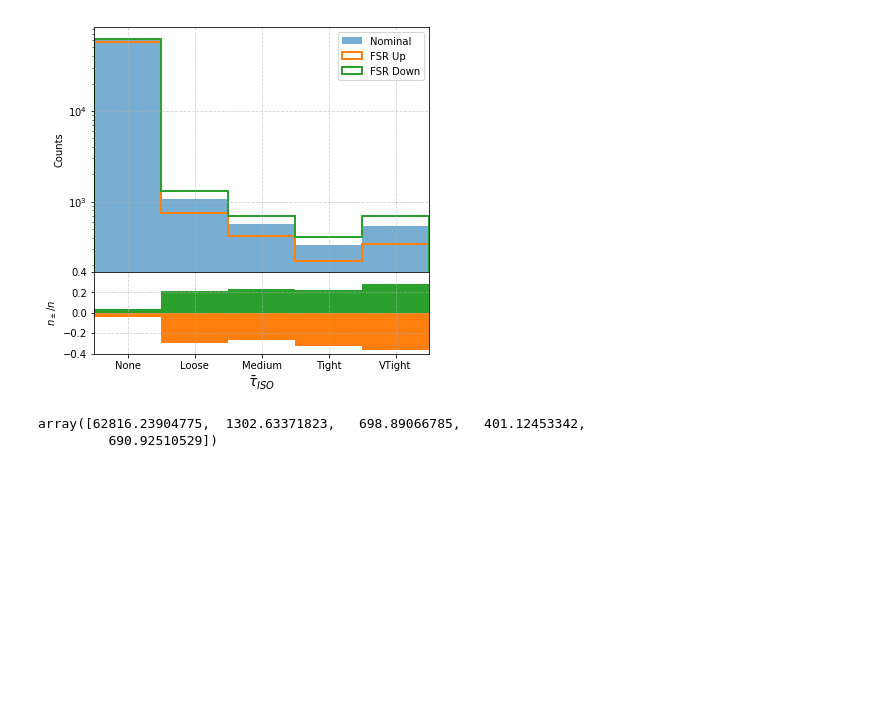
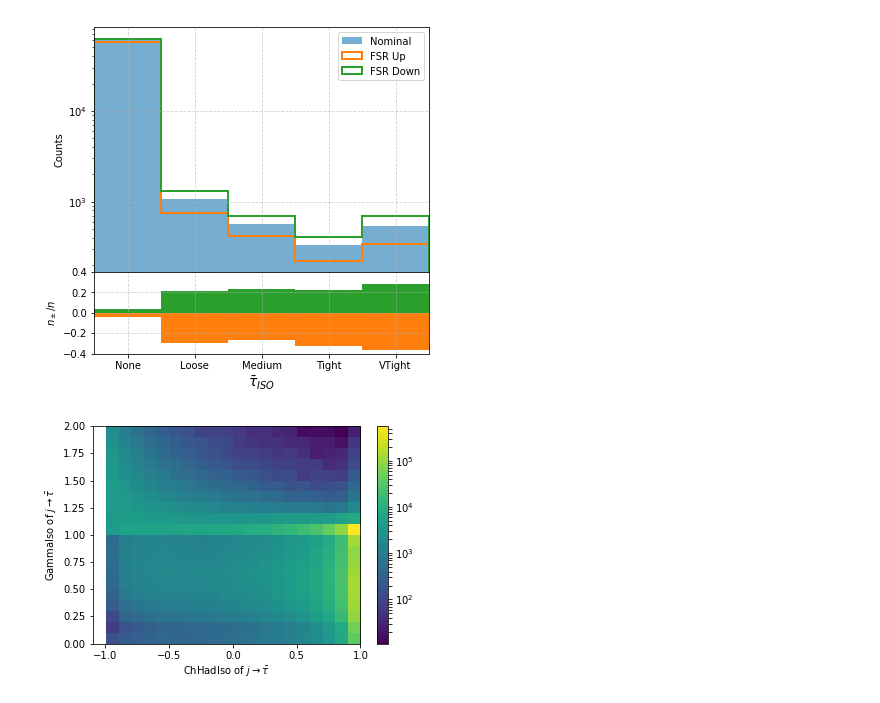
Before and after one commit to ZihengChen/WBranchingFaction, a Jupyter notebook: notebooks/tauMisID.ipynb, the cells around one changed output. Saved outputs shown, nothing was run; the diff lists cells and outputs as text; code cells hidden in the pictures; blank space fills up the shorter version.

```diff
--- a/notebooks/tauMisID.ipynb
+++ b/notebooks/tauMisID.ipynb
@@ -181,8 +182,16 @@ plt.xticks(np.array([0,1,2,3,4]),['None','Loose','Medium','Tight','VTight'])
 plt.savefig('test.png',dpi=300)
 # %% [output]
 [figure]
-# %%
-mctt[0]
-# %% [output]
-array([62816.23904775,  1302.63371823,   698.89066785,   401.12453342,
-         690.92510529])
+# %%
+MCtt = pd.read_pickle(common.getBaseDirectory()+'data/pickles/tauid/mctt/ttbar_inclusive.pkl')
+MCtt1 = pd.read_pickle(common.getBaseDirectory()+'data/pickles/tauid/mctt/ttbar_inclusive_fsrup.pkl')
+MCtt2 = pd.read_pickle(common.getBaseDirectory()+'data/pickles/tauid/mctt/ttbar_inclusive_fsrdown.pkl')
+
+MCtt ['eventWeight'] = 831*35900/155211361 * MCtt ['eventWeight']
+MCtt1['eventWeight'] = 831*35900/59128636 * MCtt1['eventWeight']
+MCtt2['eventWeight'] = 831*35900/29476010 * MCtt2['eventWeight']
+
+slt = 'tauTwoIso>-1'
+MCtt.query(slt,inplace=True)
+MCtt1.query(slt,inplace=True)
+MCtt2.query(slt,inplace=True)
@@ -188,0 +249,17 @@ array([62816.23904775,  1302.63371823,   698.89066785,   401.12453342,
+# %%
+from matplotlib.colors import LogNorm
+
+plt.figure(facecolor='w')
+bin1 = np.arange(-1.1,1.1,0.1)
+bin2 = np.arange(-0.001,2,0.1)
+
+v2 = MCtt.tauOnePuppiChHadIso/MCtt.tauOnePt
+v1 = MCtt.tauOneIsoMVA
+
+plt.hist2d(v1, v2 ,bins=(bin1,bin2),norm=LogNorm())
+plt.colorbar()
+plt.xlabel(r'ChHadIso of $j \rightarrow \bar{\tau}$')
+plt.ylabel(r'GammaIso of $j \rightarrow \bar{\tau}$')
+plt.savefig('../plots/tauid/taumisid2d.png',dpi=300)
+# %% [output]
+[figure, added]
```
Also changed, not shown: parts of 5 cells of this notebook, 7 other files.
